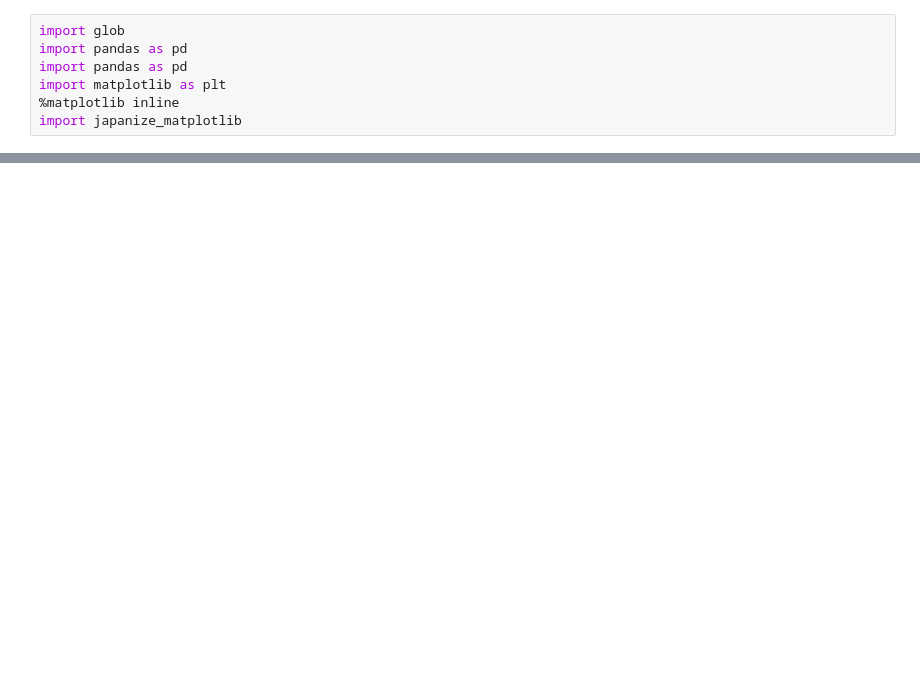
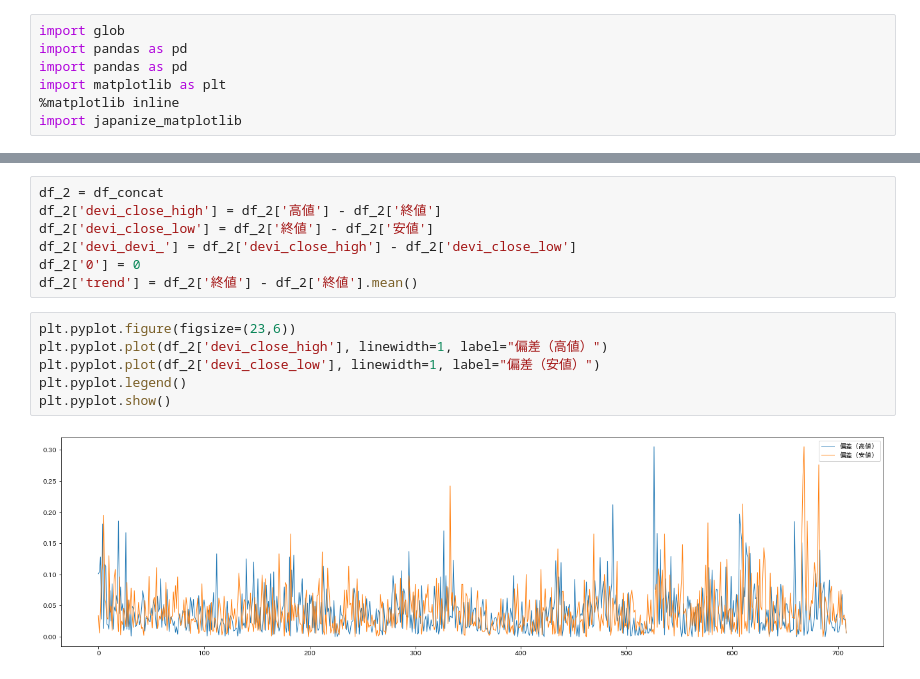
Before and after one commit to kaisei512/data, a Jupyter notebook: pre_excution.ipynb, the cells around one changed output, grey strips where cells are left out. Cells and saved outputs as stored; diff of their text form; blank space fills up the shorter version.

```diff
--- a/pre_excution.ipynb
+++ b/pre_excution.ipynb
@@ -54,0 +70,15 @@ plt.pyplot.show()
+# %%
+df_2 = df_concat
+df_2['devi_close_high'] = df_2['高値'] - df_2['終値']
+df_2['devi_close_low'] = df_2['終値'] - df_2['安値']
+df_2['devi_devi_'] = df_2['devi_close_high'] - df_2['devi_close_low']
+df_2['0'] = 0
+df_2['trend'] = df_2['終値'] - df_2['終値'].mean()
+# %%
+plt.pyplot.figure(figsize=(23,6))
+plt.pyplot.plot(df_2['devi_close_high'], linewidth=1, label="偏差（高値）")
+plt.pyplot.plot(df_2['devi_close_low'], linewidth=1, label="偏差（安値）")
+plt.pyplot.legend()
+plt.pyplot.show()
+# %% [output]
+[figure, added]
```
Also changed, not shown: parts of 17 cells of this notebook, 2 other files.
